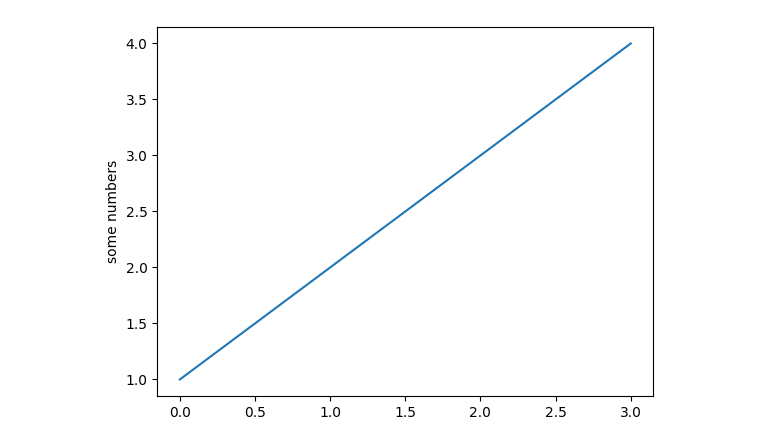
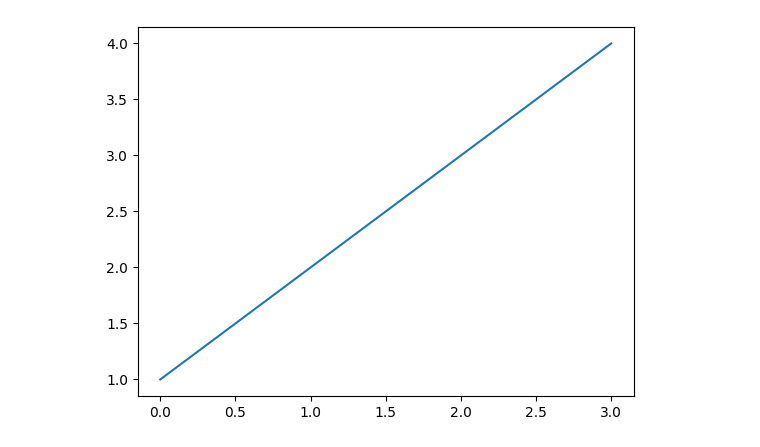
Before and after one commit to taijusanagi/sandbox, a Jupyter notebook: tutorials/matplotlib/pyplot.ipynb, the cells around one changed output. Drawn from its saved outputs; the diff is of its cells as text; code cells hidden in the pictures.

```diff
--- a/tutorials/matplotlib/pyplot.ipynb
+++ b/tutorials/matplotlib/pyplot.ipynb
@@ -1,8 +1,7 @@
 # %%
 import matplotlib.pyplot as plt
 
 plt.plot([1, 2, 3, 4])
-plt.ylabel('some numbers')
 plt.show()
 # %% [output]
-[figure, old version]
+[figure, new version]
```
Also changed, not shown: parts of 16 cells of this notebook.
